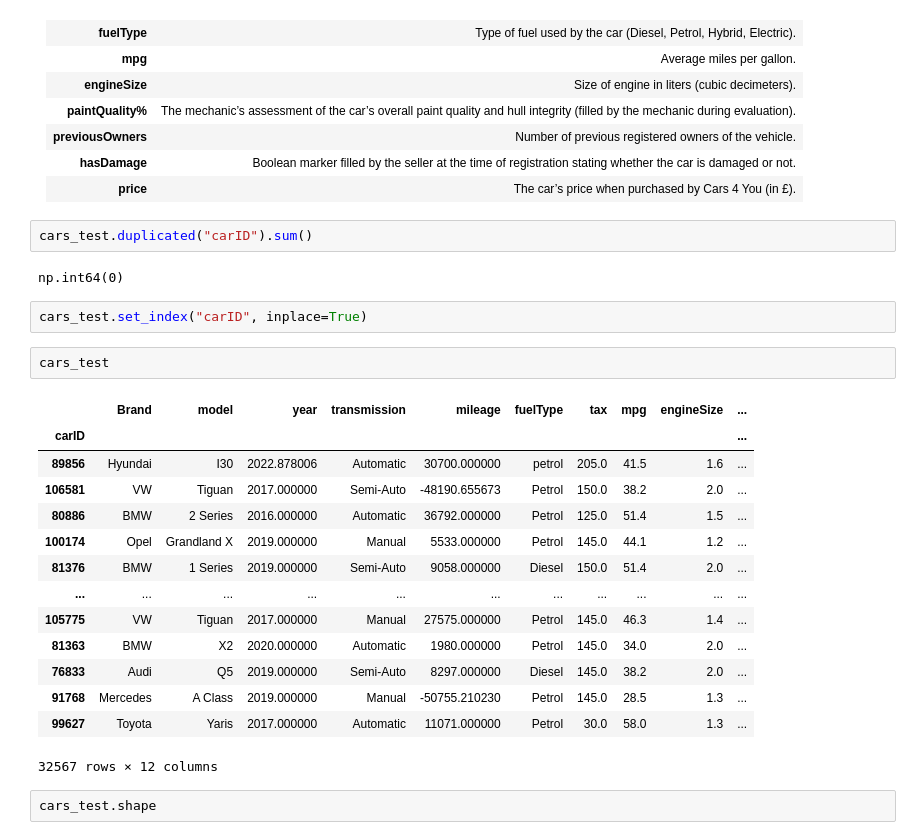
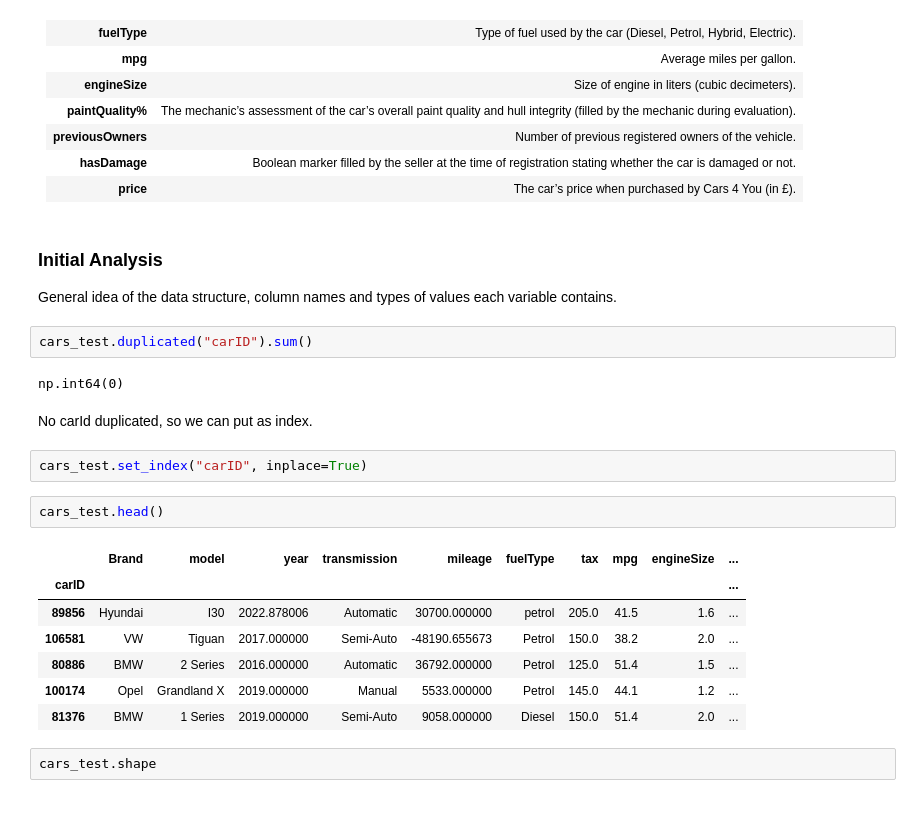
Before and after one commit to bernardorspachecods/ML_Project_25.26, a Jupyter notebook: processing.ipynb, the cells around one changed output. Drawn from its saved outputs; the diff is of its cells as text; blank space fills up the shorter version.

```diff
--- a/processing.ipynb
+++ b/processing.ipynb
@@ -39,29 +39,27 @@ cars_test.head(5)
 | **previousOwners**   | Number of previous registered owners of the vehicle. |
 | **hasDamage**        | Boolean marker filled by the seller at the time of registration stating whether the car is damaged or not. |
 | **price**            | The car’s price when purchased by Cars 4 You (in £). |
+# %% [markdown]
+### Initial Analysis
+General idea of the data structure, column names and types of values each variable contains.
 # %%
 cars_test.duplicated("carID").sum()
 # %% [output]
 np.int64(0)
+# %% [markdown]
+No carId duplicated, so we can put as index.
 # %%
 cars_test.set_index("carID", inplace=True)
 # %%
-cars_test
+cars_test.head()
 # %% [output]
 |  | Brand | model | year | transmission | mileage | fuelType | tax | mpg | engineSize | ... |
 | carID |  |  |  |  |  |  |  |  |  | ... |
 | 89856 | Hyundai | I30 | 2022.878006 | Automatic | 30700.000000 | petrol | 205.0 | 41.5 | 1.6 | ... |
 | 106581 | VW | Tiguan | 2017.000000 | Semi-Auto | -48190.655673 | Petrol | 150.0 | 38.2 | 2.0 | ... |
 | 80886 | BMW | 2 Series | 2016.000000 | Automatic | 36792.000000 | Petrol | 125.0 | 51.4 | 1.5 | ... |
 | 100174 | Opel | Grandland X | 2019.000000 | Manual | 5533.000000 | Petrol | 145.0 | 44.1 | 1.2 | ... |
 | 81376 | BMW | 1 Series | 2019.000000 | Semi-Auto | 9058.000000 | Diesel | 150.0 | 51.4 | 2.0 | ... |
-| ... | ... | ... | ... | ... | ... | ... | ... | ... | ... | ... |
-| 105775 | VW | Tiguan | 2017.000000 | Manual | 27575.000000 | Petrol | 145.0 | 46.3 | 1.4 | ... |
-| 81363 | BMW | X2 | 2020.000000 | Automatic | 1980.000000 | Petrol | 145.0 | 34.0 | 2.0 | ... |
-| 76833 | Audi | Q5 | 2019.000000 | Semi-Auto | 8297.000000 | Diesel | 145.0 | 38.2 | 2.0 | ... |
-| 91768 | Mercedes | A Class | 2019.000000 | Manual | -50755.210230 | Petrol | 145.0 | 28.5 | 1.3 | ... |
-| 99627 | Toyota | Yaris | 2017.000000 | Automatic | 11071.000000 | Petrol | 30.0 | 58.0 | 1.3 | ... |
-32567 rows × 12 columns
 # %%
 cars_test.shape
 # %% [output]
```
Also changed, not shown: parts of 73 cells of this notebook.
